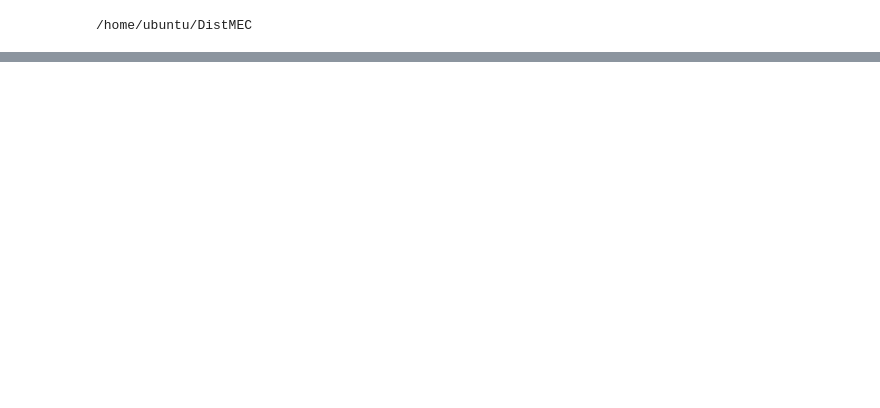
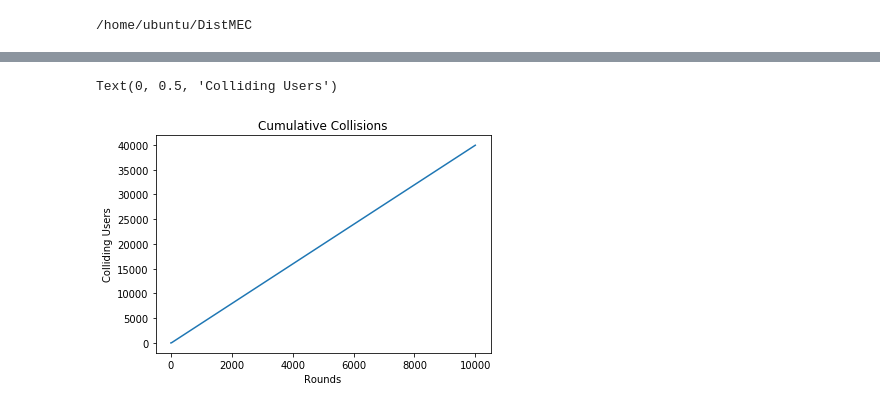
Before and after one commit to tj-kim/DistMEC, a Jupyter notebook: jupyter_notebooks/22_04_25 Distributed Solver.ipynb, the cells around one changed output, grey strips where cells are left out. Saved outputs shown, nothing was run; the diff lists cells and outputs as text; code cells hidden in the pictures; blank space fills up the shorter version.

```diff
--- a/jupyter_notebooks/22_04_25 Distributed Solver.ipynb
+++ b/jupyter_notebooks/22_04_25 Distributed Solver.ipynb
@@ -125,0 +208,8 @@ for t in range(i+1, T):
+# %%
+plt.plot(np.cumsum(collision_count))
+plt.title('Cumulative Collisions')
+plt.xlabel('Rounds')
+plt.ylabel('Colliding Users')
+# %% [output]
+Text(0, 0.5, 'Colliding Users')
+[figure, added]
```
Also changed, not shown: parts of 18 cells of this notebook, 2 other files.
